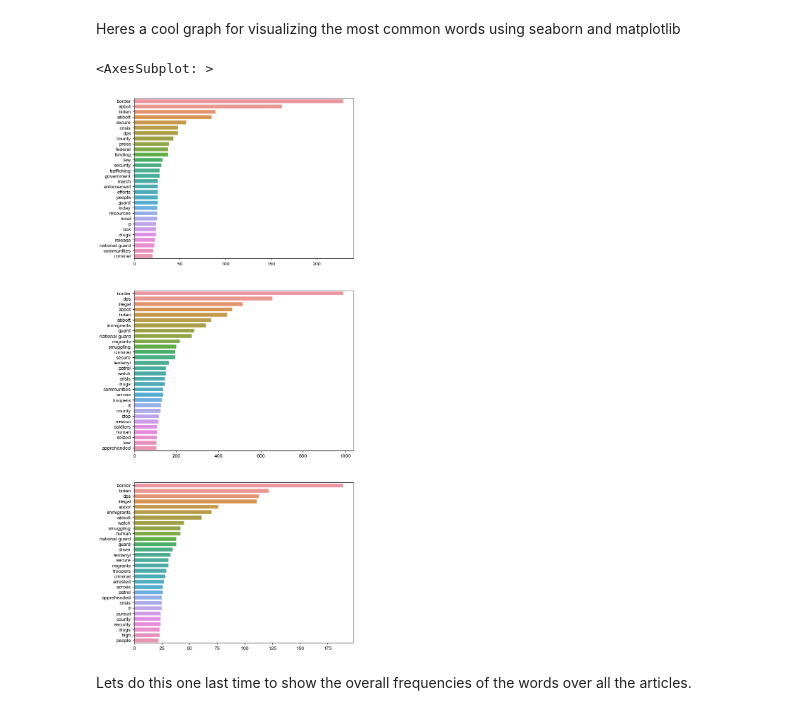
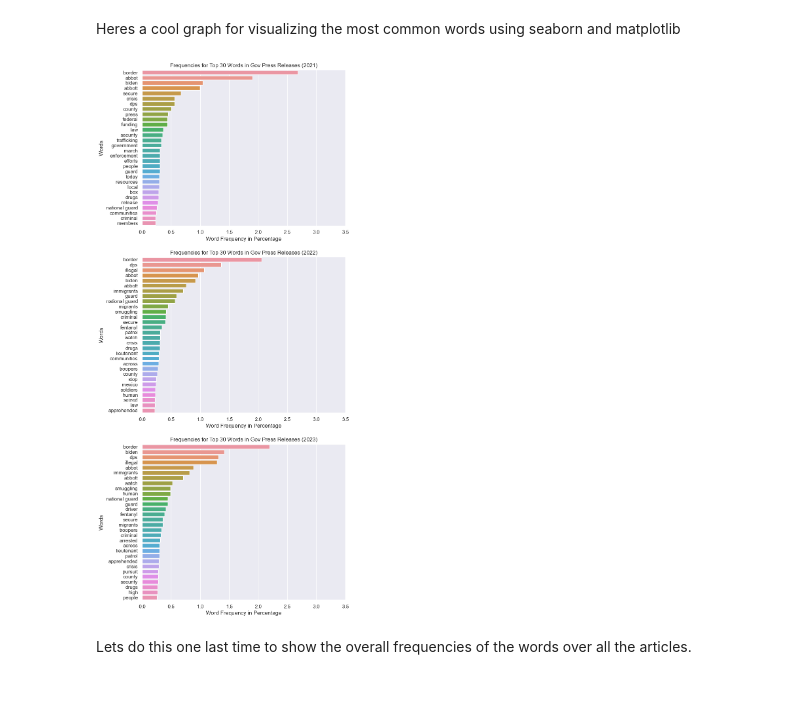
Before and after one commit to djryn/OLS_resesarch, a Jupyter notebook: Gov_scrape.ipynb, the cells around one changed output. Drawn from its saved outputs; the diff is of its cells as text; code cells hidden in the pictures.

```diff
--- a/Gov_scrape.ipynb
+++ b/Gov_scrape.ipynb
@@ -373,0 +381,4 @@ human: 21
+# %%
+# group months in intervals of 4
+group_months = {}
+for k, v in month_freqs.items():
@@ -408,9 +420,0 @@ plt.show()
-# %%
-fig, ax = plt.subplots(figsize=(10,6))
-for word in word_counts.keys():
-    ax.plot(month_freqs.keys(), word_counts[word], label=word)
-ax.legend()
-ax.set_xlabel('Month')
-ax.set_ylabel('Word count')
-ax.set_title('Most popular words over time')
-plt.show()
@@ -419,5 +421,2 @@ dict_values([FreqDist({}), FreqDist({}), FreqDist({'border': 45, 'texas': 32, 'g
 # %% [markdown]
 Now lets calculate the word frequencies for the each year (2021, 2022, and 2023). Its probably better to split them up more easily, but this is what I settled in for now.
-# %%
-for i, t in enumerate(year_text):
-    print(i)
@@ -433,7 +428,7 @@ for _,d,t in all_results_np:
     temp.append(t)
 
 year_text = [" ".join(temp[0:12]), " ".join(temp[12:24]), " ".join(temp[24:])]
-
+total_words = []
 
 for ind, t in enumerate(year_text):
 
@@ -455,6 +450,7 @@ for ind, t in enumerate(year_text):
 
     # filter out stop words and save list of frequencies
     filtered_tokens = [token for token in new_tokens if token not in stop_words]
+    total_words.append(len(new_tokens))
     fdist = FreqDist(filtered_tokens)
     year_freqs[years[ind]] = fdist
 
@@ -487,28 +483,41 @@ Heres a cool graph for visualizing the most common words using seaborn and matpl
 import seaborn as sns
 import matplotlib.pyplot as plt
 # %%
-top_words_2021 = year_freqs['2021'].most_common(30)
-top_words_2022 = year_freqs['2022'].most_common(30)
-top_words_2023 = year_freqs['2023'].most_common(30)
+top_words_2021 = [(k ,(v/total_words[0])*100) for k, v in year_freqs['2021'].most_common(30)]
+top_words_2022 = [(k ,(v/total_words[1])*100) for k, v in year_freqs['2022'].most_common(30)]
+top_words_2023 = [(k ,(v/total_words[2])*100) for k, v in year_freqs['2023'].most_common(30)]
 
 
 # Create a bar plot of the most common words
-fig, axes = plt.subplots(3,1,figsize=(8,20))
+fig, axes = plt.subplots(3,1,figsize=(8,21))
 sns.set(style="darkgrid")
 sns.barplot(ax = axes[0],
             x=[w[1] for w in top_words_2021],
             y=[w[0] for w in top_words_2021])
+axes[0].set(xlabel='Word Frequency in Percentage',
+            ylabel='Words',
+            title='Frequencies for Top 30 Words in Gov Press Releases (2021)')
+axes[0].set_xlim(0,3.5)
 
 sns.barplot(ax = axes[1],
             x=[w[1] for w in top_words_2022],
             y=[w[0] for w in top_words_2022])
+axes[1].set(xlabel='Word Frequency in Percentage',
+            ylabel='Words',
+            title='Frequencies for Top 30 Words in Gov Press Releases (2022)')
+axes[1].set_xlim(0,3.5)
 
 sns.barplot(ax = axes[2],
             x=[w[1] for w in top_words_2023],
             y=[w[0] for w in top_words_2023])
+axes[2].set(xlabel='Word Frequency in Percentage',
+            ylabel='Words',
+            title='Frequencies for Top 30 Words in Gov Press Releases (2023)')
+axes[2].set_xlim(0,3.5)
+
+plt.show()
 # %% [output]
-<AxesSubplot: >
-[figure, old version]
+[figure, new version]
 # %% [markdown]
 Lets do this one last time to show the overall frequencies of the words over all the articles.
 # %%
```
Also changed, not shown: parts of 10 cells of this notebook, 2 other files.
